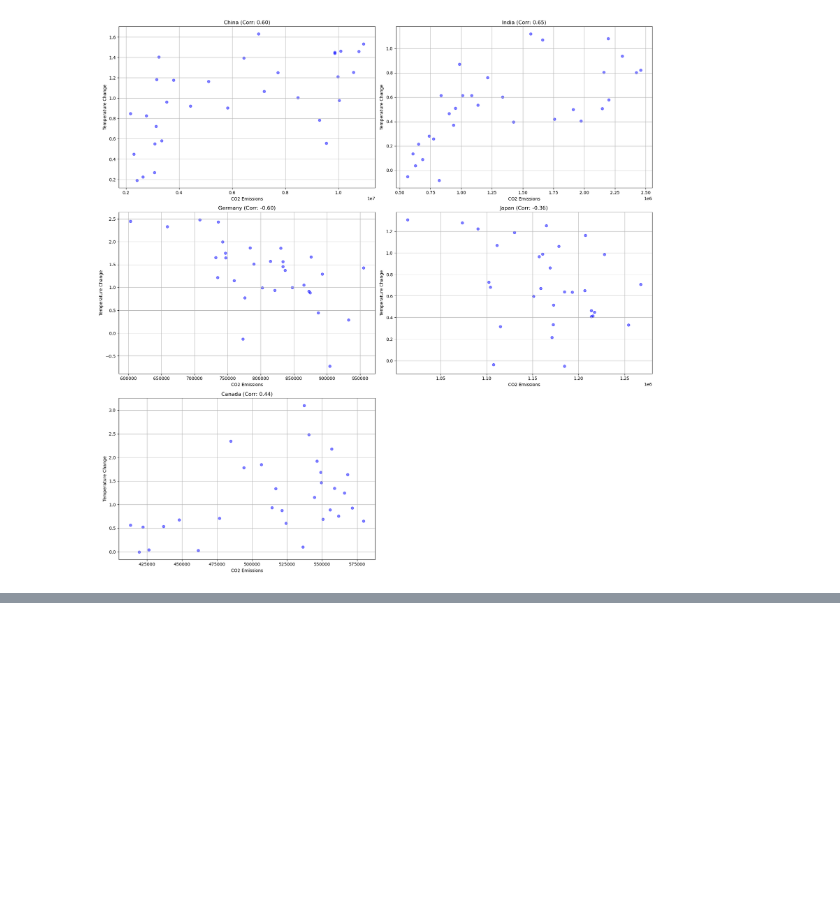
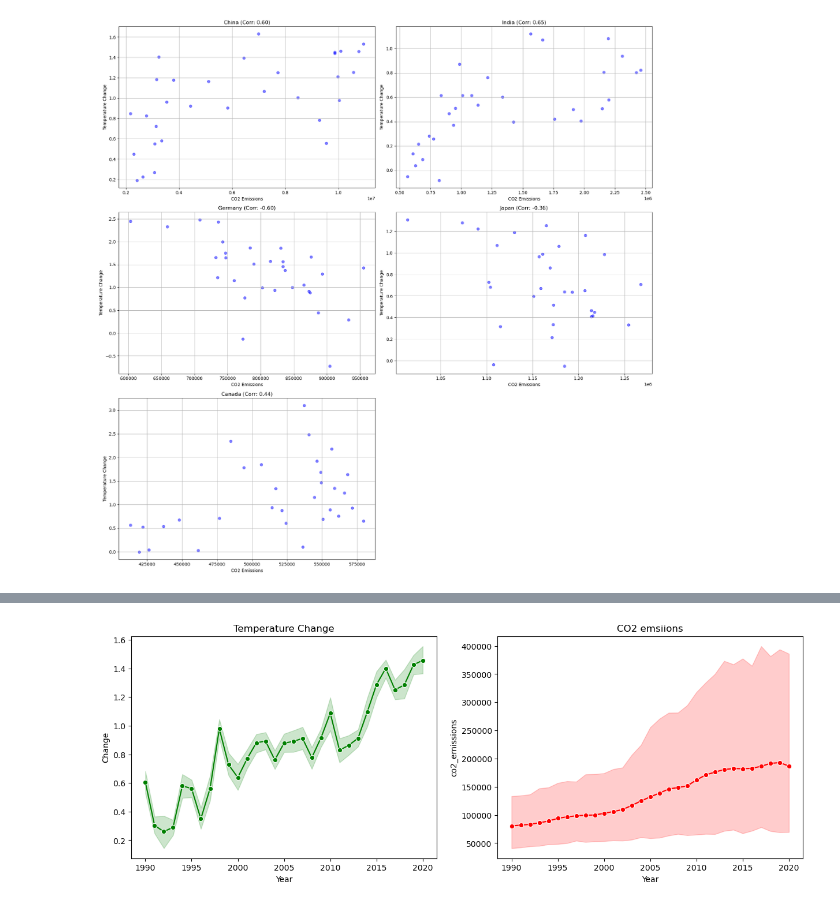
Before and after one commit to moeezmujahid70/MADE-SS24, a Jupyter notebook: project/analysis.ipynb, the cells around one changed output, grey strips where cells are left out. Saved outputs shown, nothing was run; the diff lists cells and outputs as text; code cells hidden in the pictures; blank space fills up the shorter version.

```diff
--- a/project/analysis.ipynb
+++ b/project/analysis.ipynb
@@ -218,0 +350,9 @@ plt.show()
+# %%
+fig, (ax1, ax2) = plt.subplots(1, 2, figsize=(15, 5))
+sns.lineplot(data=merged_df, x='Year', y='Change', ax=ax1, marker='o', color='g')
+ax1.set_title('Temperature Change')
+sns.lineplot(data=merged_df, x='Year', y='co2_emissions', ax=ax2, marker='o', color='r')
+ax2.set_title('CO2 emsiions')
+plt.show()
+# %% [output]
+[figure, added]
```
Also changed, not shown: parts of 3 cells of this notebook.
